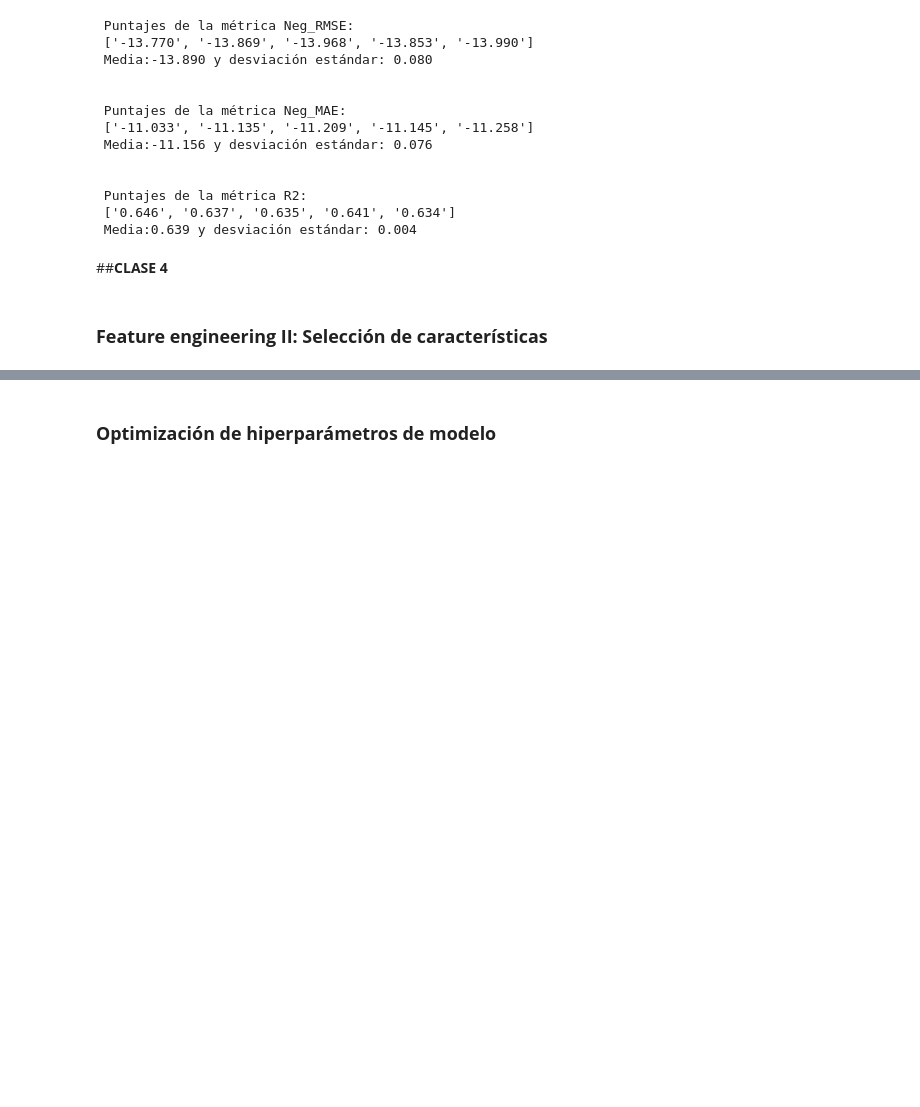
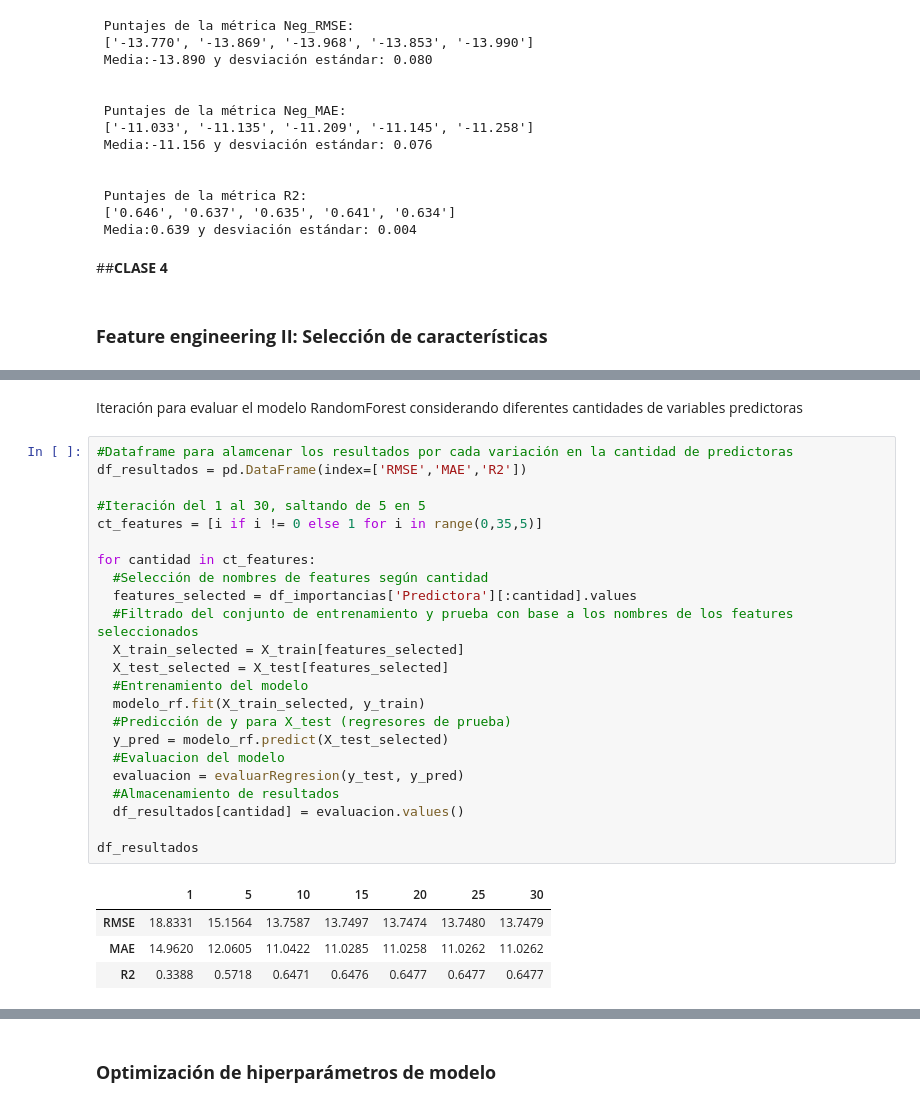
Before and after one commit to JLuceroVasquez/ia-aumentada-prevision-de-atrasos-de-vuelos, a Jupyter notebook: optimización_aeroportuaria.ipynb, the cells around one changed output, grey strips where cells are left out. Cells and saved outputs as stored; diff of their text form; blank space fills up the shorter version.

```diff
--- a/optimización_aeroportuaria.ipynb
+++ b/optimización_aeroportuaria.ipynb
@@ -699,0 +732,30 @@ for metrica in metricas.keys():
+# %% [markdown]
+Iteración para evaluar el modelo RandomForest considerando diferentes cantidades de variables predictoras
+# %%
+#Dataframe para alamcenar los resultados por cada variación en la cantidad de predictoras
+df_resultados = pd.DataFrame(index=['RMSE','MAE','R2'])
+
+#Iteración del 1 al 30, saltando de 5 en 5
+ct_features = [i if i != 0 else 1 for i in range(0,35,5)]
+
+for cantidad in ct_features:
+  #Selección de nombres de features según cantidad
+  features_selected = df_importancias['Predictora'][:cantidad].values
+  #Filtrado del conjunto de entrenamiento y prueba con base a los nombres de los features seleccionados
+  X_train_selected = X_train[features_selected]
+  X_test_selected = X_test[features_selected]
+  #Entrenamiento del modelo
+  modelo_rf.fit(X_train_selected, y_train)
+  #Predicción de y para X_test (regresores de prueba)
+  y_pred = modelo_rf.predict(X_test_selected)
+  #Evaluacion del modelo
+  evaluacion = evaluarRegresion(y_test, y_pred)
+  #Almacenamiento de resultados
+  df_resultados[cantidad] = evaluacion.values()
+
+df_resultados
+# %% [output]
+|  | 1 | 5 | 10 | 15 | 20 | 25 | 30 |
+| RMSE | 18.8331 | 15.1564 | 13.7587 | 13.7497 | 13.7474 | 13.7480 | 13.7479 |
+| MAE | 14.9620 | 12.0605 | 11.0422 | 11.0285 | 11.0258 | 11.0262 | 11.0262 |
+| R2 | 0.3388 | 0.5718 | 0.6471 | 0.6476 | 0.6477 | 0.6477 | 0.6477 |
```
Also changed, not shown: parts of 26 cells of this notebook.
